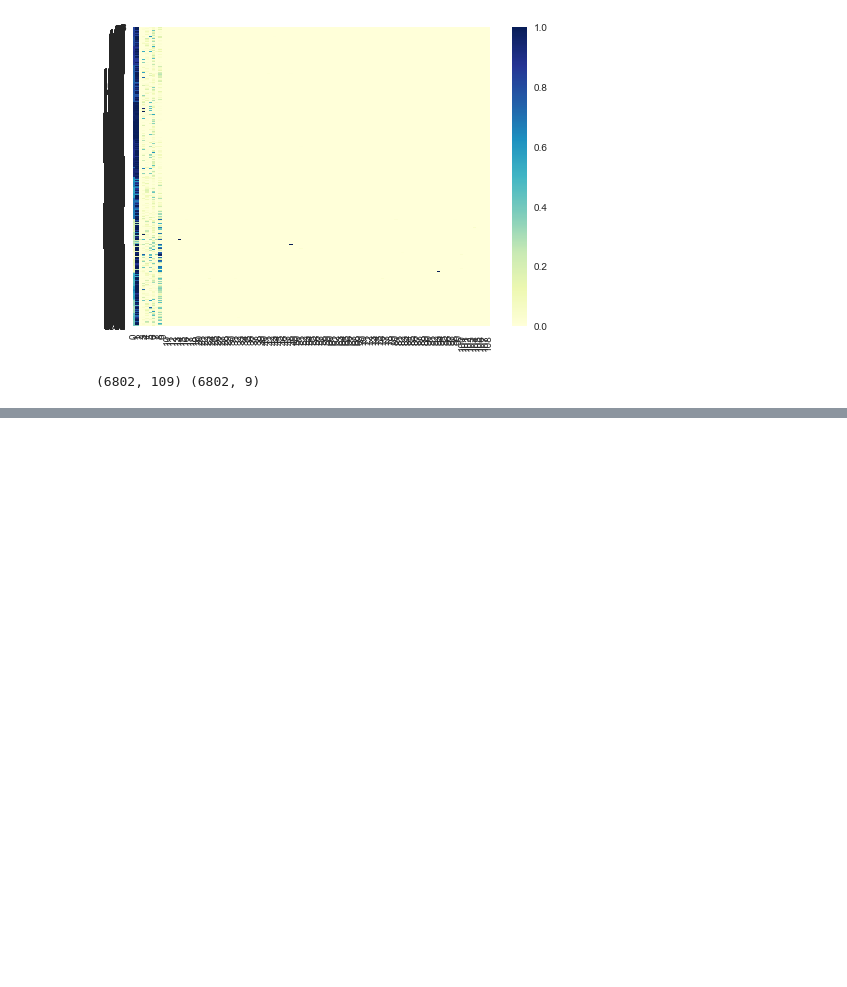
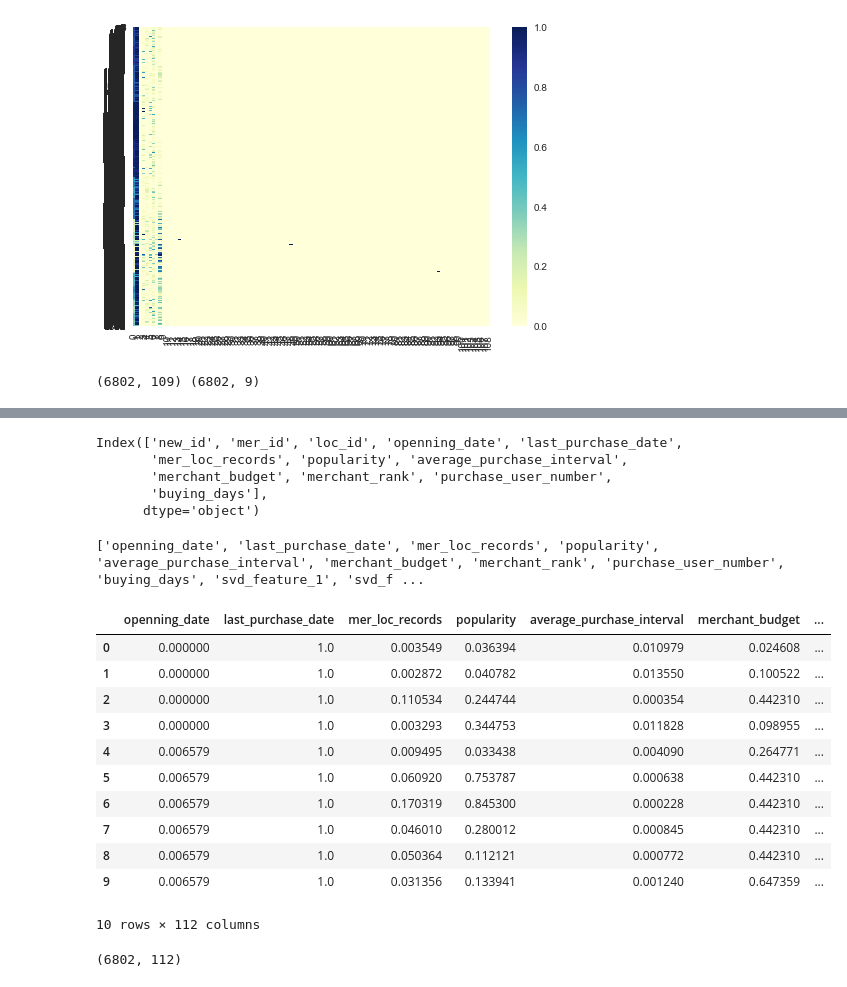
Before and after one commit to wsh540677278/Taobao, a Jupyter notebook: Merchant_Analysis.ipynb, the cells around one changed output, grey strips where cells are left out. Saved outputs shown, nothing was run; the diff lists cells and outputs as text; code cells hidden in the pictures; blank space fills up the shorter version.

```diff
--- a/Merchant_Analysis.ipynb
+++ b/Merchant_Analysis.ipynb
@@ -499,0 +756,35 @@ np.save("merchant_explcit_svd_features.npy", svd_X_minMax)
+# %%
+print(feature.columns)
+# %% [output]
+Index(['new_id', 'mer_id', 'loc_id', 'openning_date', 'last_purchase_date',
+       'mer_loc_records', 'popularity', 'average_purchase_interval',
+       'merchant_budget', 'merchant_rank', 'purchase_user_number',
+       'buying_days'],
+      dtype='object')
+# %%
+col_names = ['openning_date', 'last_purchase_date',
+       'mer_loc_records', 'popularity', 'average_purchase_interval',
+       'merchant_budget', 'merchant_rank', 'purchase_user_number',
+       'buying_days']
+for i in range(100):
+    col_names.append('svd_feature_'+str(i+1))
+print(col_names)
+# %% [output]
+['openning_date', 'last_purchase_date', 'mer_loc_records', 'popularity', 'average_purchase_interval', 'merchant_budget', 'merchant_rank', 'purchase_user_number', 'buying_days', 'svd_feature_1', 'svd_f ...
+# %%
+new_df = pd.DataFrame(svd_X_minMax, columns = col_names)
+# %%
+new_df[:10]
+# %% [output]
+|  | openning_date | last_purchase_date | mer_loc_records | popularity | average_purchase_interval | merchant_budget | ... |
+| 0 | 0.000000 | 1.0 | 0.003549 | 0.036394 | 0.010979 | 0.024608 | ... |
+| 1 | 0.000000 | 1.0 | 0.002872 | 0.040782 | 0.013550 | 0.100522 | ... |
+| 2 | 0.000000 | 1.0 | 0.110534 | 0.244744 | 0.000354 | 0.442310 | ... |
+| 3 | 0.000000 | 1.0 | 0.003293 | 0.344753 | 0.011828 | 0.098955 | ... |
+| 4 | 0.006579 | 1.0 | 0.009495 | 0.033438 | 0.004090 | 0.264771 | ... |
+| 5 | 0.006579 | 1.0 | 0.060920 | 0.753787 | 0.000638 | 0.442310 | ... |
+| 6 | 0.006579 | 1.0 | 0.170319 | 0.845300 | 0.000228 | 0.442310 | ... |
+| 7 | 0.006579 | 1.0 | 0.046010 | 0.280012 | 0.000845 | 0.442310 | ... |
+| 8 | 0.006579 | 1.0 | 0.050364 | 0.112121 | 0.000772 | 0.442310 | ... |
+| 9 | 0.006579 | 1.0 | 0.031356 | 0.133941 | 0.001240 | 0.647359 | ... |
+10 rows × 112 columns
@@ -499,0 +797,4 @@ np.save("merchant_explcit_svd_features.npy", svd_X_minMax)
+# %%
+print(new_df.shape)
+# %% [output]
+(6802, 112)
```
Also changed, not shown: parts of 14 cells of this notebook, 13 other files.
